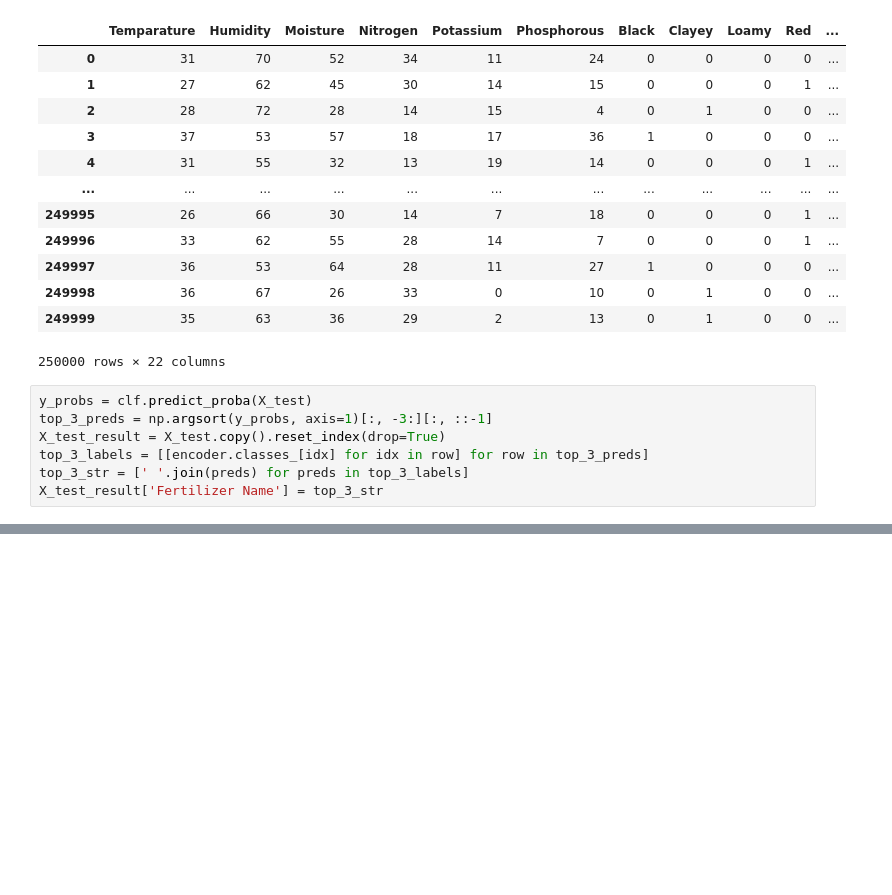
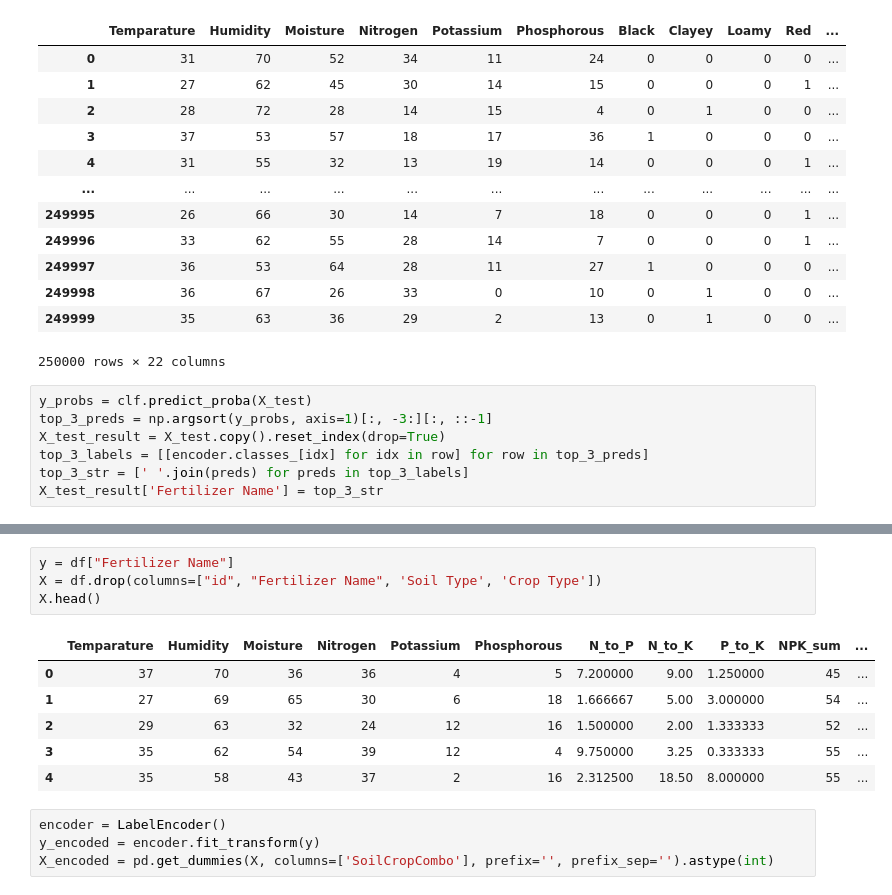
Before and after one commit to miaspacejensen/kaggle-competitions, a Jupyter notebook: Playground Series/Season 5/Episode 6 - Predicting Optimal Fertilizers/code.ipynb, the cells around one changed output, grey strips where cells are left out. Cells and saved outputs as stored; diff of their text form; blank space fills up the shorter version.

```diff
--- a/Playground Series/Season 5/Episode 6 - Predicting Optimal Fertilizers/code.ipynb
+++ b/Playground Series/Season 5/Episode 6 - Predicting Optimal Fertilizers/code.ipynb
@@ -193,0 +208,15 @@ test_final.to_csv("prediction.csv")
+# %%
+y = df["Fertilizer Name"]
+X = df.drop(columns=["id", "Fertilizer Name", 'Soil Type', 'Crop Type'])
+X.head()
+# %% [output]
+|  | Temparature | Humidity | Moisture | Nitrogen | Potassium | Phosphorous | N_to_P | N_to_K | P_to_K | NPK_sum | ... |
+| 0 | 37 | 70 | 36 | 36 | 4 | 5 | 7.200000 | 9.00 | 1.250000 | 45 | ... |
+| 1 | 27 | 69 | 65 | 30 | 6 | 18 | 1.666667 | 5.00 | 3.000000 | 54 | ... |
+| 2 | 29 | 63 | 32 | 24 | 12 | 16 | 1.500000 | 2.00 | 1.333333 | 52 | ... |
+| 3 | 35 | 62 | 54 | 39 | 12 | 4 | 9.750000 | 3.25 | 0.333333 | 55 | ... |
+| 4 | 35 | 58 | 43 | 37 | 2 | 16 | 2.312500 | 18.50 | 8.000000 | 55 | ... |
+# %%
+encoder = LabelEncoder()
+y_encoded = encoder.fit_transform(y)
+X_encoded = pd.get_dummies(X, columns=['SoilCropCombo'], prefix='', prefix_sep='').astype(int)
```
Also changed, not shown: parts of 13 cells of this notebook, 2 other files.
